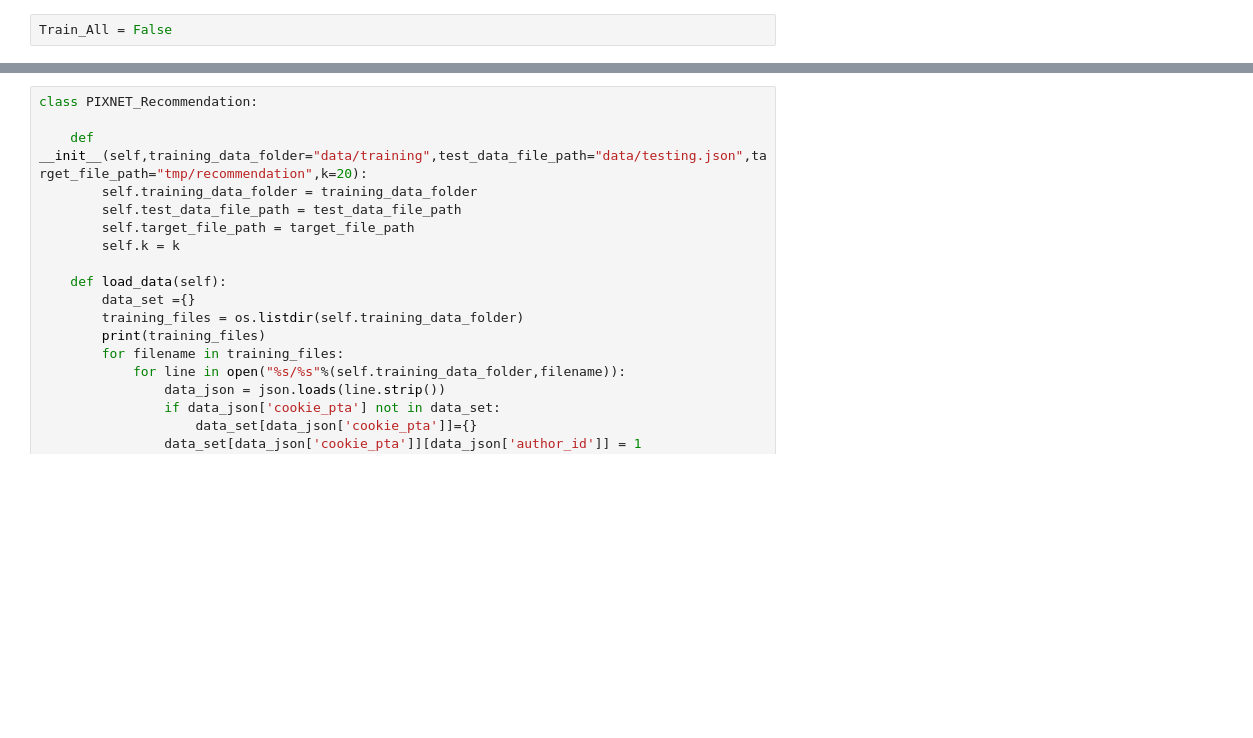
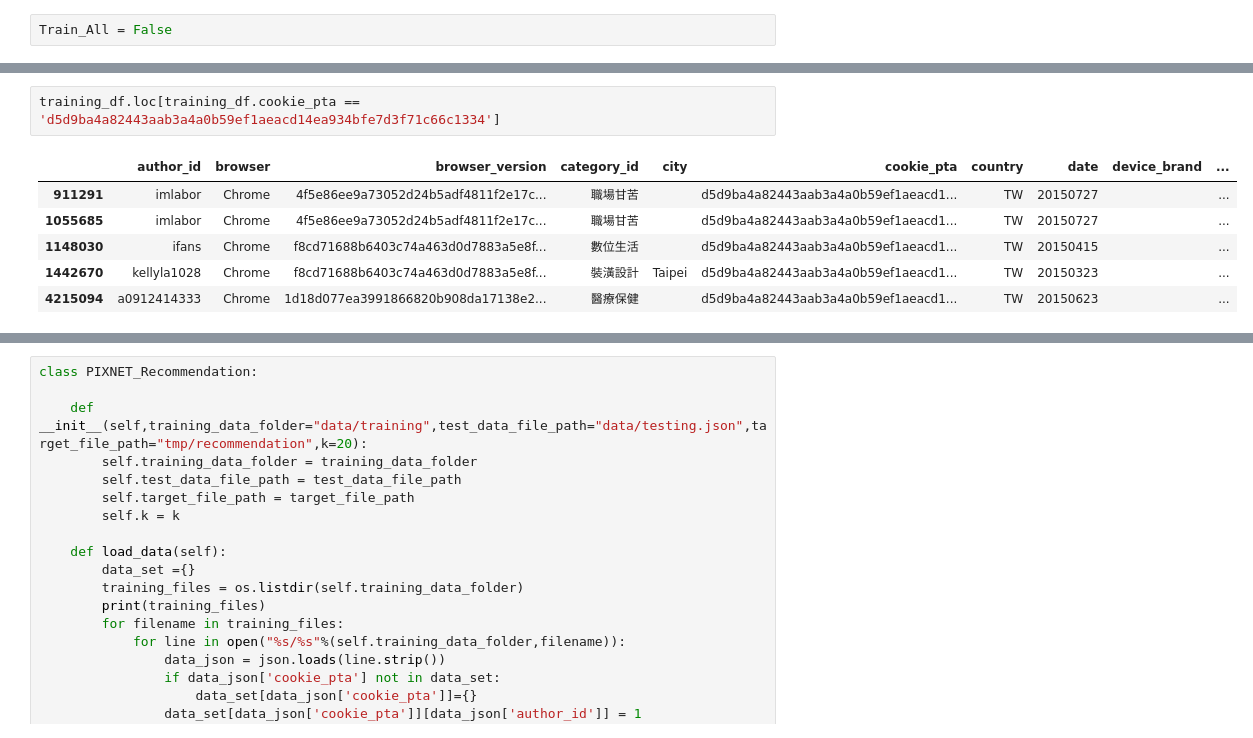
Before and after one commit to ginedoc/pixnet_recomm, a Jupyter notebook: Article_Recommendation_Sample_Code.ipynb, the cells around one changed output, grey strips where cells are left out. Cells and saved outputs as stored; diff of their text form; blank space fills up the shorter version.

```diff
--- a/Article_Recommendation_Sample_Code.ipynb
+++ b/Article_Recommendation_Sample_Code.ipynb
@@ -63,0 +72,9 @@ print(trainEnc_df.cookie_pta.shape, trainEnc_df.browser.shape)
+# %%
+training_df.loc[training_df.cookie_pta == 'd5d9ba4a82443aab3a4a0b59ef1aeacd14ea934bfe7d3f71c66c1334']
+# %% [output]
+|  | author_id | browser | browser_version | category_id | city | cookie_pta | country | date | device_brand | ... |
+| 911291 | imlabor | Chrome | 4f5e86ee9a73052d24b5adf4811f2e17c... | 職場甘苦 |  | d5d9ba4a82443aab3a4a0b59ef1aeacd1... | TW | 20150727 |  | ... |
+| 1055685 | imlabor | Chrome | 4f5e86ee9a73052d24b5adf4811f2e17c... | 職場甘苦 |  | d5d9ba4a82443aab3a4a0b59ef1aeacd1... | TW | 20150727 |  | ... |
+| 1148030 | ifans | Chrome | f8cd71688b6403c74a463d0d7883a5e8f... | 數位生活 |  | d5d9ba4a82443aab3a4a0b59ef1aeacd1... | TW | 20150415 |  | ... |
+| 1442670 | kellyla1028 | Chrome | f8cd71688b6403c74a463d0d7883a5e8f... | 裝潢設計 | Taipei | d5d9ba4a82443aab3a4a0b59ef1aeacd1... | TW | 20150323 |  | ... |
+| 4215094 | a0912414333 | Chrome | 1d18d077ea3991866820b908da17138e2... | 醫療保健 |  | d5d9ba4a82443aab3a4a0b59ef1aeacd1... | TW | 20150623 |  | ... |
```
Also changed, not shown: parts of 16 cells of this notebook.
